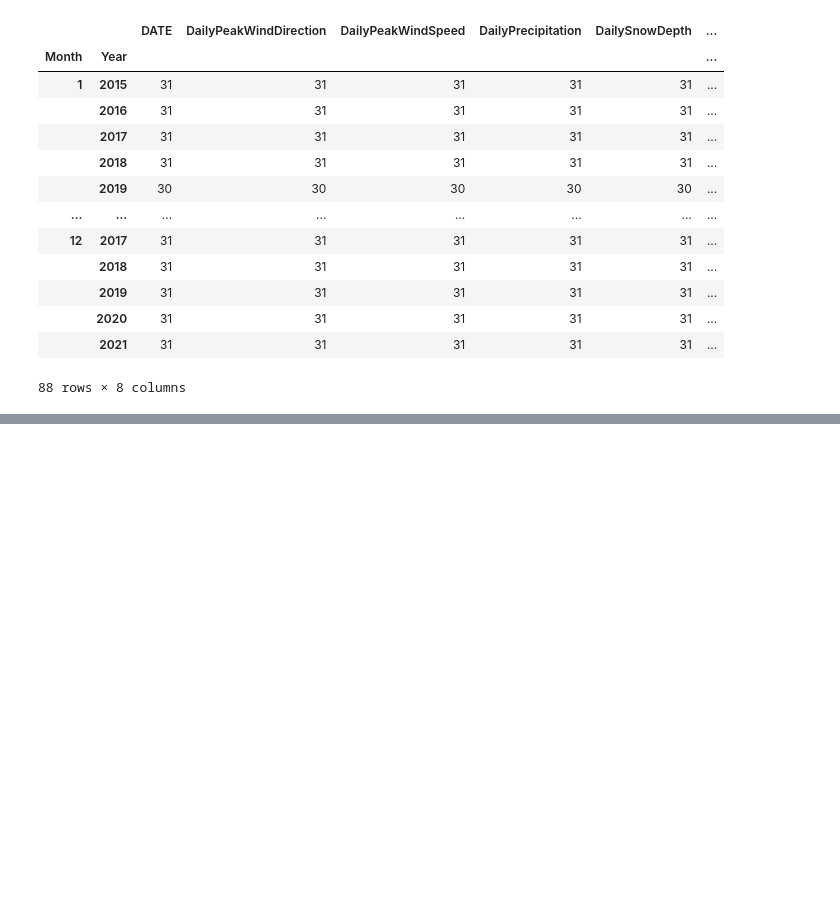
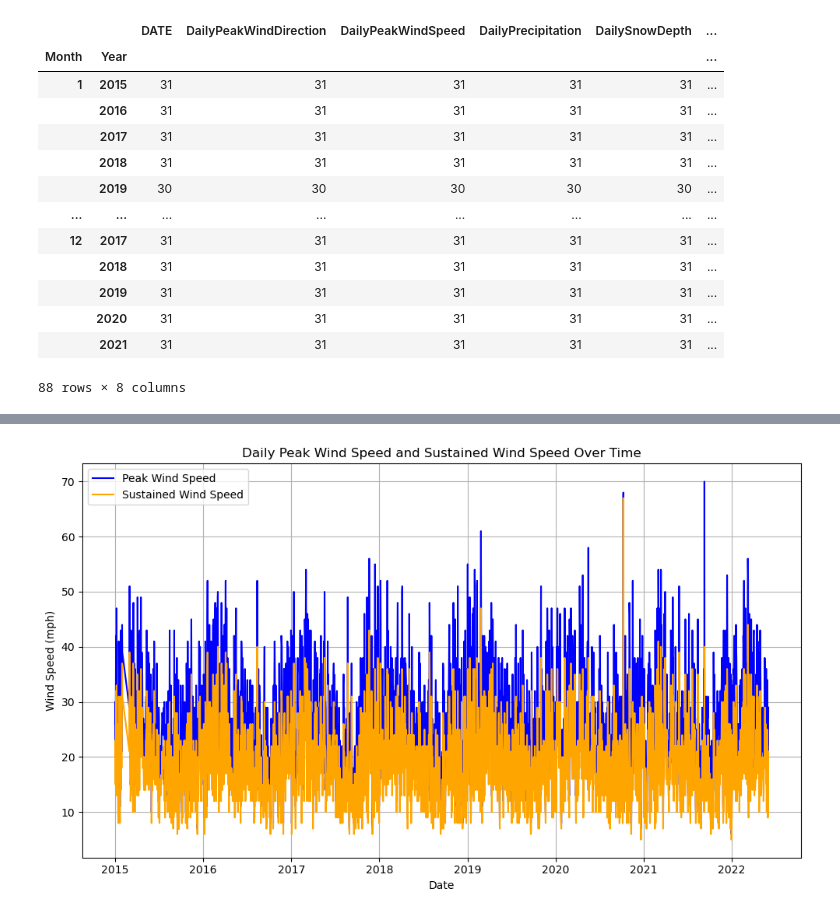
Before and after one commit to connerdekok/Albany_New_York_Weather, a Jupyter notebook: new_york.ipynb, the cells around one changed output, grey strips where cells are left out. Cells and saved outputs as stored; diff of their text form; code cells hidden in the pictures; blank space fills up the shorter version.

```diff
--- a/new_york.ipynb
+++ b/new_york.ipynb
@@ -167,0 +195,22 @@ ny_weather_clean_sorted_df.count()
+# %%
+# Plot the daily peak wind speed and sustained wind speed
+plt.figure(figsize=(10, 6))
+
+# Line plot for Daily Peak Wind Speed
+plt.plot(ny_weather_clean_df['DATE'], ny_weather_clean_df['DailyPeakWindSpeed'], label='Peak Wind Speed', color='blue')
+
+# Line plot for Daily Sustained Wind Speed
+plt.plot(ny_weather_clean_df['DATE'], ny_weather_clean_df['DailySustainedWindSpeed'], label='Sustained Wind Speed', color='orange')
+
+# Labels and title
+plt.title('Daily Peak Wind Speed and Sustained Wind Speed Over Time')
+plt.xlabel('Date')
+plt.ylabel('Wind Speed (mph)')
+plt.legend()
+plt.grid(True)
+
+# Display the plot
+plt.tight_layout()
+plt.show()
+# %% [output]
+[figure, added]
```
Also changed, not shown: parts of 12 cells of this notebook.
